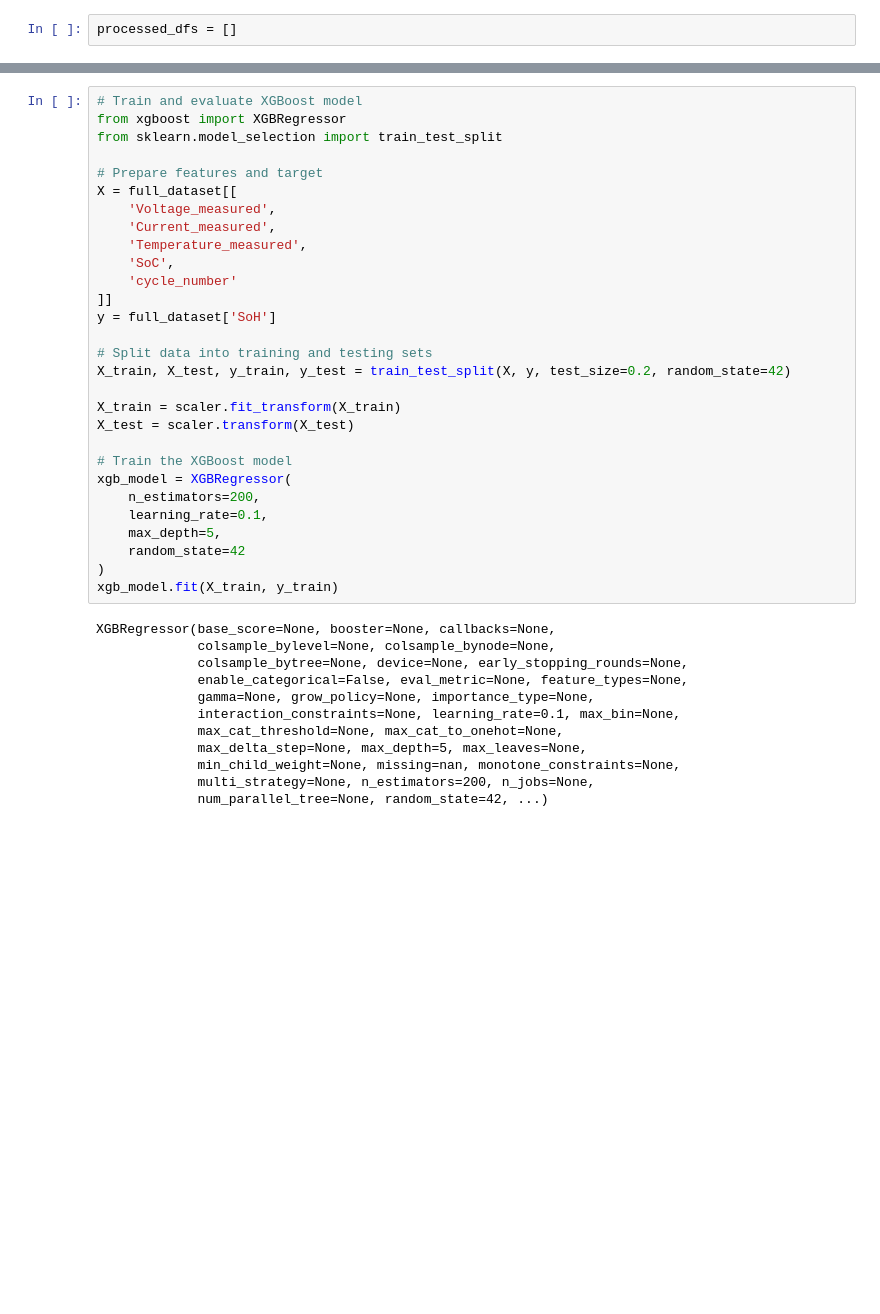
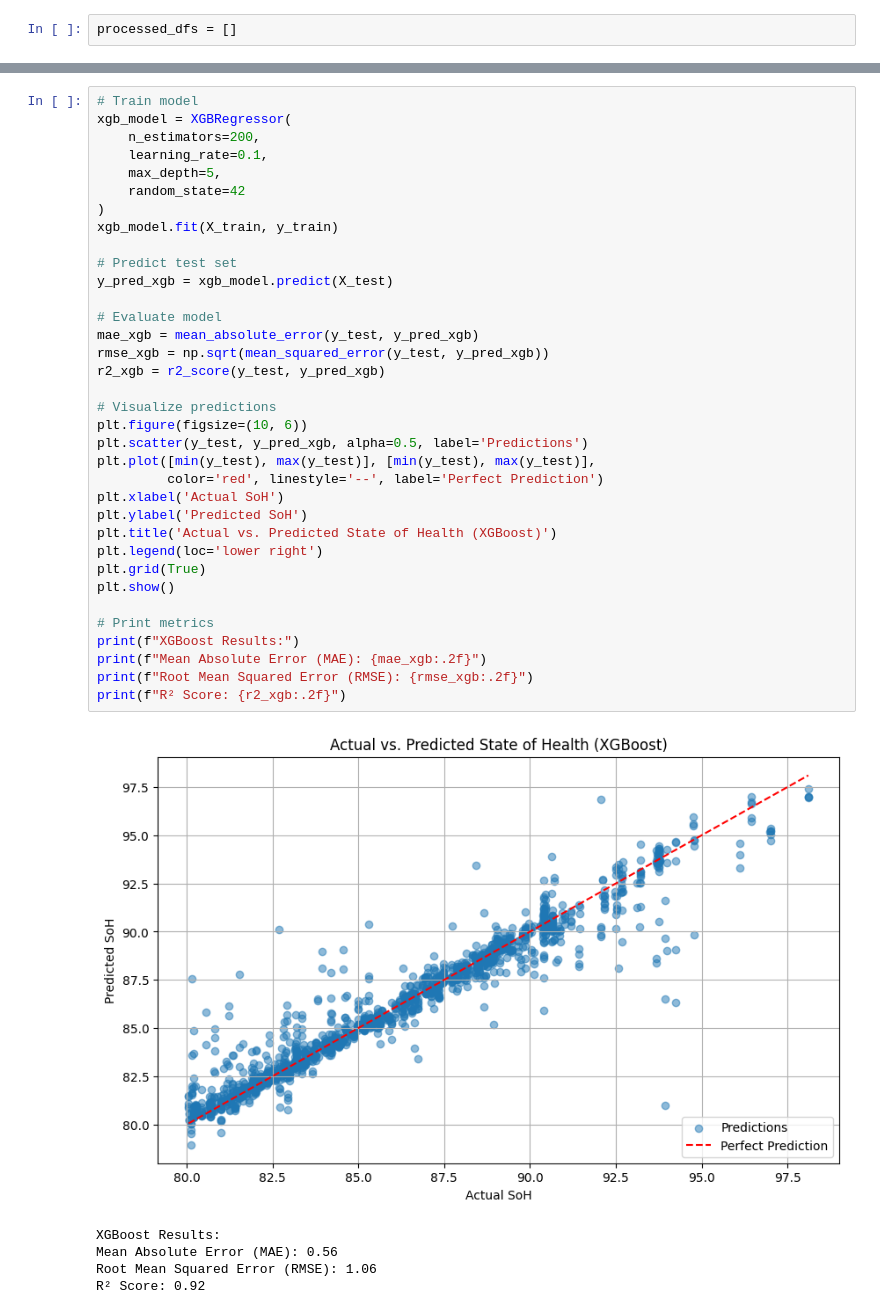
Before and after one commit to NandoG1/Comparative-Analysis-of-Machine-Learning-Models-for-Estimating-Li-ion-Batteries-State-of-Health, a Jupyter notebook: code.ipynb, the cells around one changed output, grey strips where cells are left out. Drawn from its saved outputs; the diff is of its cells as text; blank space fills up the shorter version.

```diff
--- a/code.ipynb
+++ b/code.ipynb
@@ -362,41 +302,41 @@ R² Score: -2.36
 # %%
-# Train and evaluate XGBoost model
-from xgboost import XGBRegressor
-from sklearn.model_selection import train_test_split
-
-# Prepare features and target
-X = full_dataset[[
-    'Voltage_measured',
-    'Current_measured',
-    'Temperature_measured',
-    'SoC',
-    'cycle_number'
-]]
-y = full_dataset['SoH']
-
-# Split data into training and testing sets
-X_train, X_test, y_train, y_test = train_test_split(X, y, test_size=0.2, random_state=42)
-
-X_train = scaler.fit_transform(X_train)
-X_test = scaler.transform(X_test)
-
-# Train the XGBoost model
+# Train model
 xgb_model = XGBRegressor(
     n_estimators=200,
     learning_rate=0.1,
     max_depth=5,
     random_state=42
 )
 xgb_model.fit(X_train, y_train)
+
+# Predict test set
+y_pred_xgb = xgb_model.predict(X_test)
+
+# Evaluate model
+mae_xgb = mean_absolute_error(y_test, y_pred_xgb)
+rmse_xgb = np.sqrt(mean_squared_error(y_test, y_pred_xgb))
+r2_xgb = r2_score(y_test, y_pred_xgb)
+
+# Visualize predictions
+plt.figure(figsize=(10, 6))
+plt.scatter(y_test, y_pred_xgb, alpha=0.5, label='Predictions')
+plt.plot([min(y_test), max(y_test)], [min(y_test), max(y_test)],
+         color='red', linestyle='--', label='Perfect Prediction')
+plt.xlabel('Actual SoH')
+plt.ylabel('Predicted SoH')
+plt.title('Actual vs. Predicted State of Health (XGBoost)')
+plt.legend(loc='lower right')
+plt.grid(True)
+plt.show()
+
+# Print metrics
+print(f"XGBoost Results:")
+print(f"Mean Absolute Error (MAE): {mae_xgb:.2f}")
+print(f"Root Mean Squared Error (RMSE): {rmse_xgb:.2f}")
+print(f"R² Score: {r2_xgb:.2f}")
 # %% [output]
+[figure, added]
-XGBRegressor(base_score=None, booster=None, callbacks=None,
-             colsample_bylevel=None, colsample_bynode=None,
-             colsample_bytree=None, device=None, early_stopping_rounds=None,
-             enable_categorical=False, eval_metric=None, feature_types=None,
-             gamma=None, grow_policy=None, importance_type=None,
-             interaction_constraints=None, learning_rate=0.1, max_bin=None,
-             max_cat_threshold=None, max_cat_to_onehot=None,
-             max_delta_step=None, max_depth=5, max_leaves=None,
-             min_child_weight=None, missing=nan, monotone_constraints=None,
-             multi_strategy=None, n_estimators=200, n_jobs=None,
-             num_parallel_tree=None, random_state=42, ...)
+XGBoost Results:
+Mean Absolute Error (MAE): 0.56
+Root Mean Squared Error (RMSE): 1.06
+R² Score: 0.92
```
Also changed, not shown: parts of 33 cells of this notebook.
